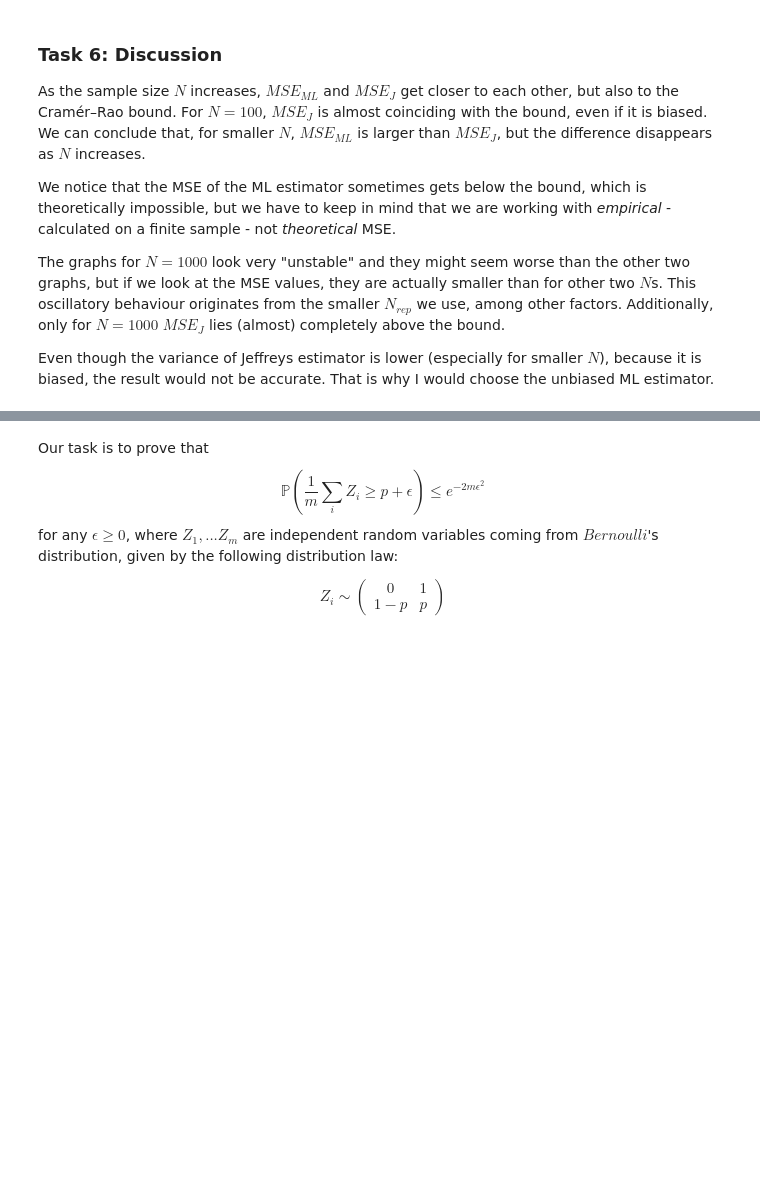
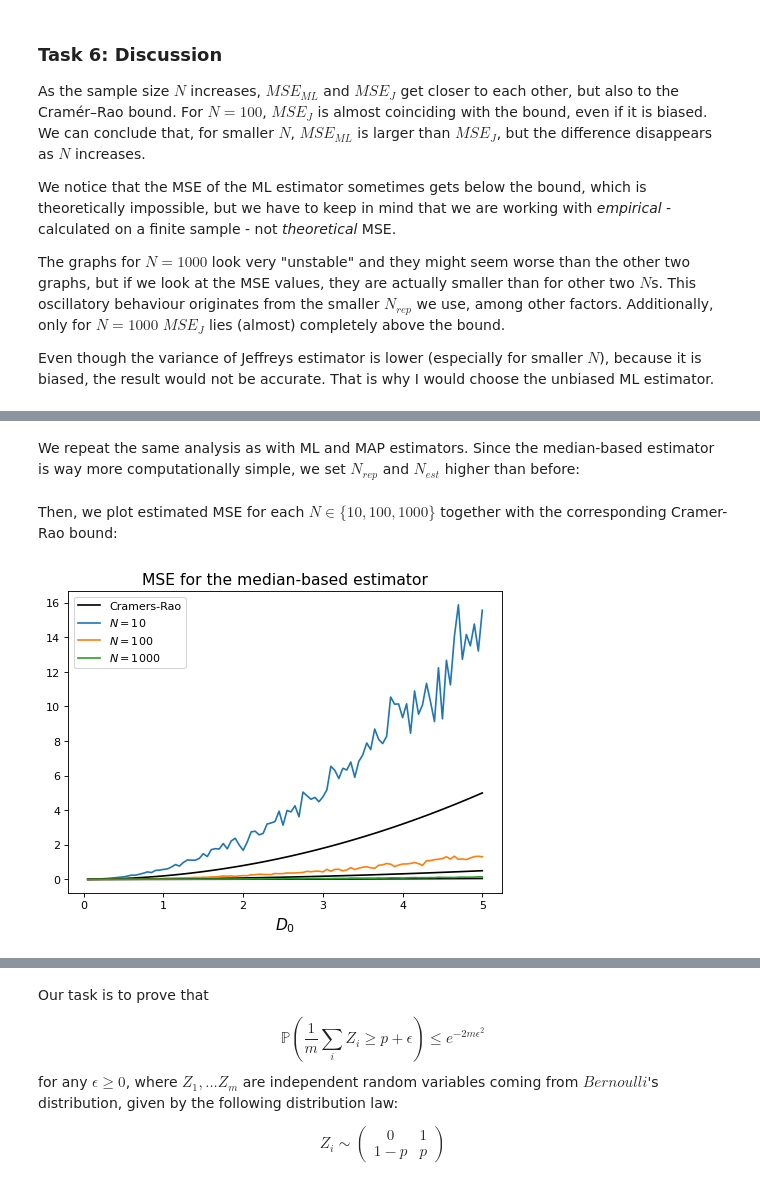
Before and after one commit to rluka/FundamentalLearningEPFL, a Jupyter notebook: Homeworks/Homework1/homework1.ipynb, the cells around one changed output, grey strips where cells are left out. Cells and saved outputs as stored; diff of their text form; code cells hidden in the pictures; blank space fills up the shorter version.

```diff
--- a/Homeworks/Homework1/homework1.ipynb
+++ b/Homeworks/Homework1/homework1.ipynb
@@ -412,0 +449,49 @@ Even though the variance of Jeffreys estimator is lower (especially for smaller
+# %%
+def median_D(D0):
+    D_est = np.zeros(Nrep)
+    for ir in range(Nrep):
+        t = levy.rvs(loc=0, scale=d_true**2/(2*D0), size=int(N))
+        med = np.median(t)
+        D_est[ir] = d_true**2 / (4*erfcinv(0.5)**2*med)
+    return D_est
+# %% [markdown]
+We repeat the same analysis as with ML and MAP estimators. Since the median-based estimator is way more computationally simple, we set $N_{rep}$ and $N_{est}$ higher than before:
+# %%
+%%time
+
+tab_N = [10, 100, 1000]
+tab_Nrep = [500, 500, 500]
+Nest = 100
+
+tab_D0 = np.linspace(0, 5, Nest+1)[1:]
+MSE_MED = np.zeros((len(tab_N), Nest))
+CI_min_MED = np.zeros((len(tab_N), Nest))
+CI_max_MED = np.zeros((len(tab_N), Nest))
+
+for i,N in enumerate(tab_N):
+    Nrep = tab_Nrep[i]
+    print(f"Entering N={N}")
+    D_MED = np.array([ median_D(D0) for D0 in tab_D0])
+
+    for j, D0 in enumerate(tab_D0):
+        print(f"Entering N={N}, D0={D0}")
+        MSE, CI_min, CI_max = MSE_est(D_MED[j], D0)
+        MSE_MED[i,j] = MSE
+        CI_min_MED[i,j] = CI_min
+        CI_max_MED[i,j] = CI_max
+# %% [markdown]
+Then, we plot estimated MSE for each $N\in\{10, 100, 1000\}$ together with the corresponding Cramer-Rao bound:
+# %%
+fig = plt.figure(figsize=(7, 5), dpi=80)
+plt.title('MSE for the median-based estimator', fontsize=14)
+for i,N in enumerate(tab_N):
+    if i == 0:
+        plt.plot(tab_D0, 2*tab_D0*tab_D0/N, label='Cramers-Rao', color='k')
+    else:
+        plt.plot(tab_D0, 2*tab_D0*tab_D0/N, color='k')
+    plt.xlabel('$D_0$', fontsize=14)
+    plt.plot(tab_D0, MSE_MED[i], marker="", label=f'$N={N}$')
+    #plt.vlines(tab_D0[0:-1:3], ymin=CI_min_MED[i,0:-1:3], ymax=CI_max_MED[i,0:-1:3], color='r')
+    plt.legend(fontsize=10, loc='upper left')
+# %% [output]
+[figure, added]
```
Also changed, not shown: parts of 45 cells of this notebook.
